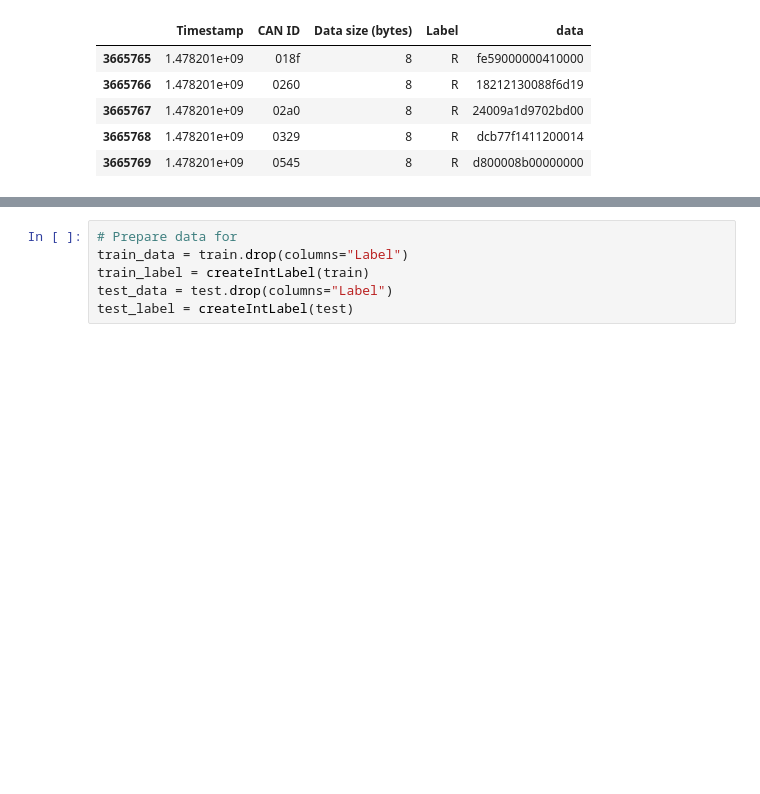
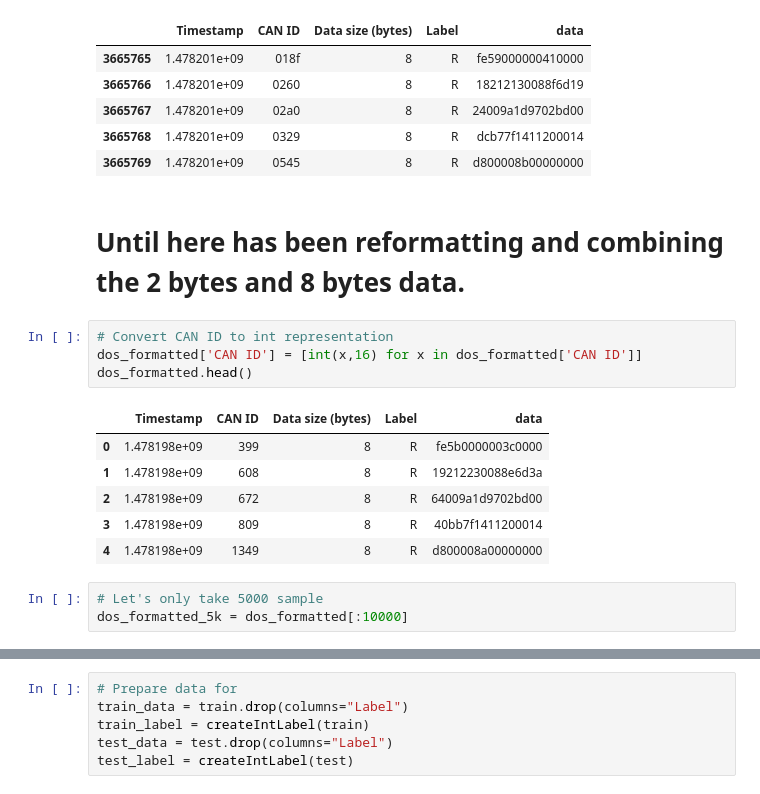
Before and after one commit to NaidaTania/ML-Test, a Jupyter notebook: Hacking dataset.ipynb, the cells around one changed output, grey strips where cells are left out. Saved outputs shown, nothing was run; the diff lists cells and outputs as text; blank space fills up the shorter version.

```diff
--- a/Hacking dataset.ipynb
+++ b/Hacking dataset.ipynb
@@ -145,3 +136,19 @@ dos_formatted.tail()
 | 3665767 | 1.478201e+09 | 02a0 | 8 | R | 24009a1d9702bd00 |
 | 3665768 | 1.478201e+09 | 0329 | 8 | R | dcb77f1411200014 |
 | 3665769 | 1.478201e+09 | 0545 | 8 | R | d800008b00000000 |
+# %% [markdown]
+# Until here has been reformatting and combining the 2 bytes and 8 bytes data.
+# %%
+# Convert CAN ID to int representation
+dos_formatted['CAN ID'] = [int(x,16) for x in dos_formatted['CAN ID']]
+dos_formatted.head()
+# %% [output]
+|  | Timestamp | CAN ID | Data size (bytes) | Label | data |
+| 0 | 1.478198e+09 | 399 | 8 | R | fe5b0000003c0000 |
+| 1 | 1.478198e+09 | 608 | 8 | R | 19212230088e6d3a |
+| 2 | 1.478198e+09 | 672 | 8 | R | 64009a1d9702bd00 |
+| 3 | 1.478198e+09 | 809 | 8 | R | 40bb7f1411200014 |
+| 4 | 1.478198e+09 | 1349 | 8 | R | d800008a00000000 |
+# %%
+# Let's only take 5000 sample
+dos_formatted_5k = dos_formatted[:10000]
```
Also changed, not shown: parts of 29 cells of this notebook.
